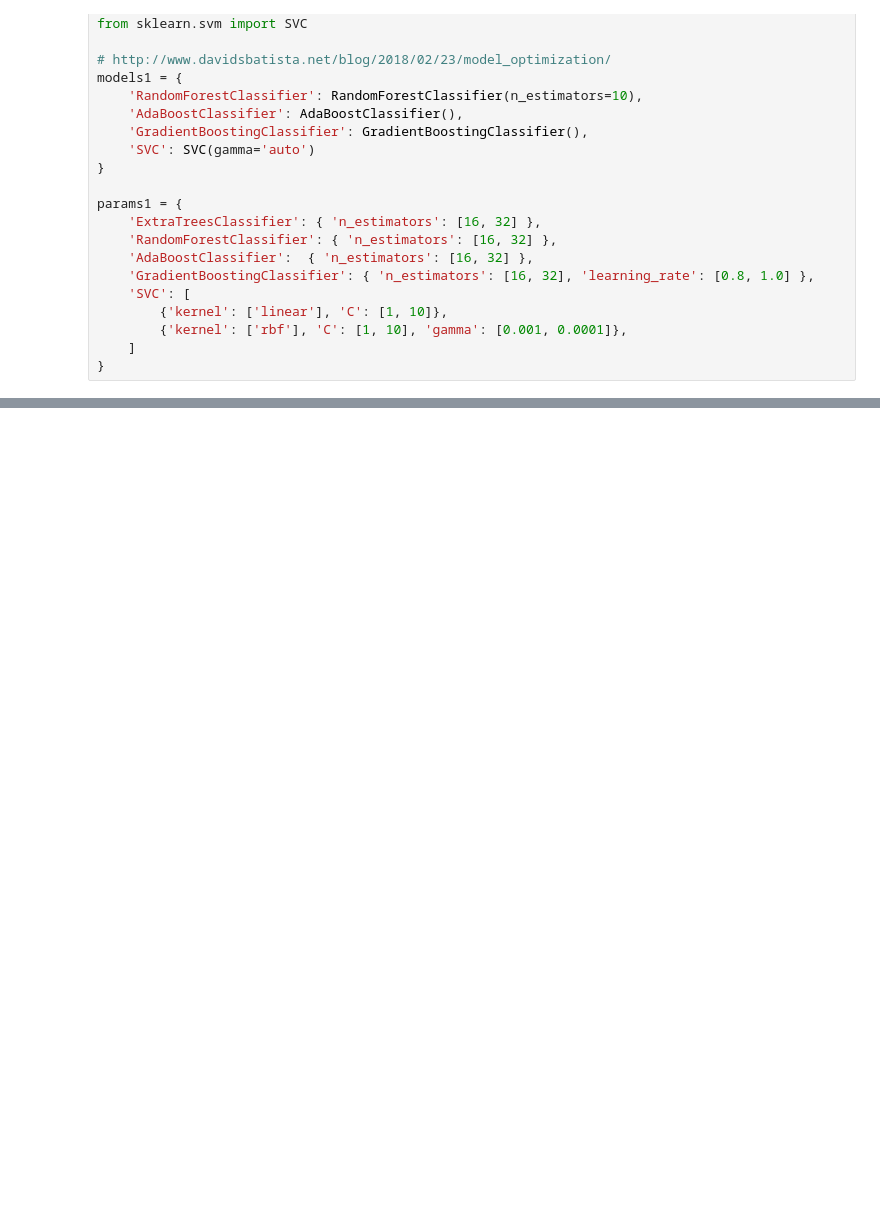
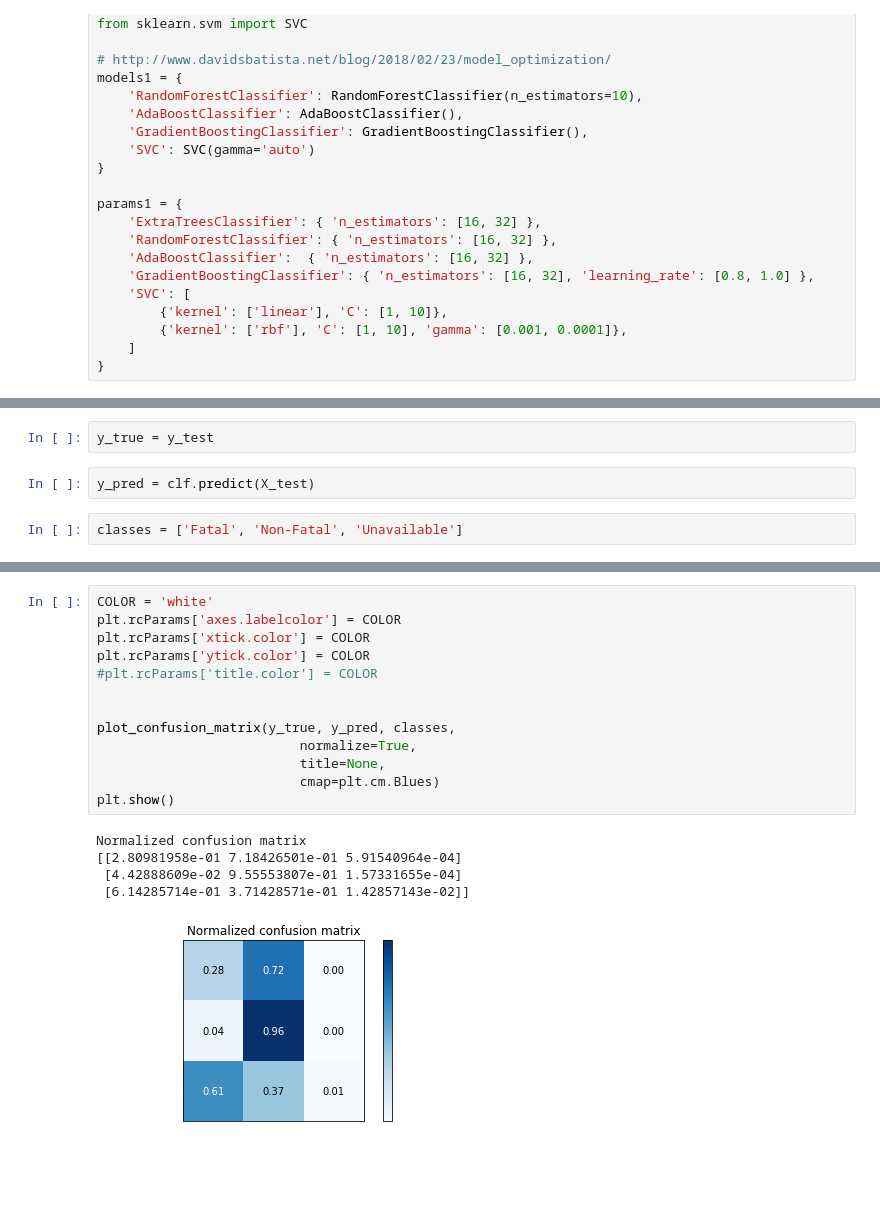
Before and after one commit to tfio17/flight-incident-prediction, a Jupyter notebook: aviation accident dec 7.ipynb, the cells around one changed output, grey strips where cells are left out. Saved outputs shown, nothing was run; the diff lists cells and outputs as text; blank space fills up the shorter version.

```diff
--- a/aviation accident dec 7.ipynb
+++ b/aviation accident dec 7.ipynb
@@ -553,0 +613,6 @@ params1 = {
+# %%
+y_true = y_test
+# %%
+y_pred = clf.predict(X_test)
+# %%
+classes = ['Fatal', 'Non-Fatal', 'Unavailable']
@@ -553,0 +684,19 @@ params1 = {
+# %%
+COLOR = 'white'
+plt.rcParams['axes.labelcolor'] = COLOR
+plt.rcParams['xtick.color'] = COLOR
+plt.rcParams['ytick.color'] = COLOR
+#plt.rcParams['title.color'] = COLOR
+
+
+plot_confusion_matrix(y_true, y_pred, classes,
+                          normalize=True,
+                          title=None,
+                          cmap=plt.cm.Blues)
+plt.show()
+# %% [output]
+Normalized confusion matrix
+[[2.80981958e-01 7.18426501e-01 5.91540964e-04]
+ [4.42888609e-02 9.55553807e-01 1.57331655e-04]
+ [6.14285714e-01 3.71428571e-01 1.42857143e-02]]
+[figure, added]
```
Also changed, not shown: parts of 14 cells of this notebook.
